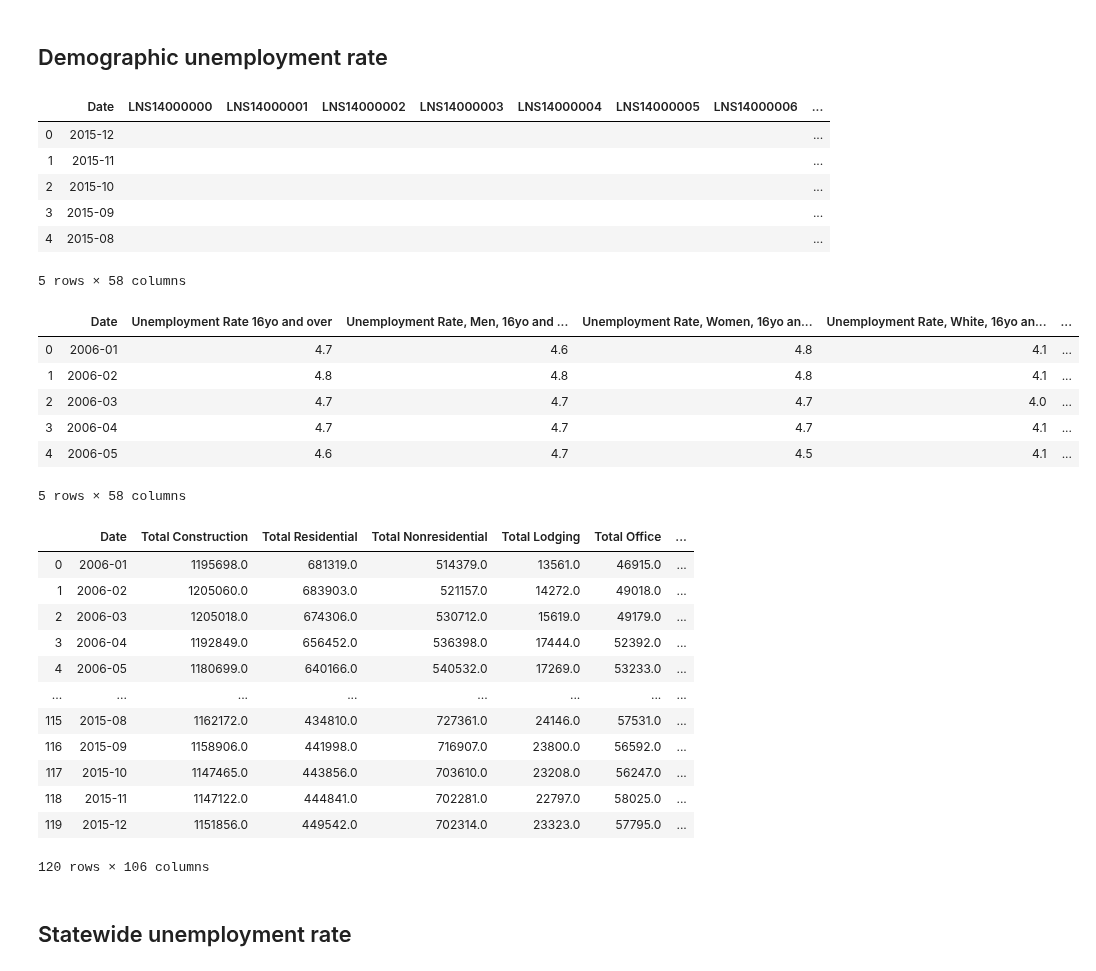
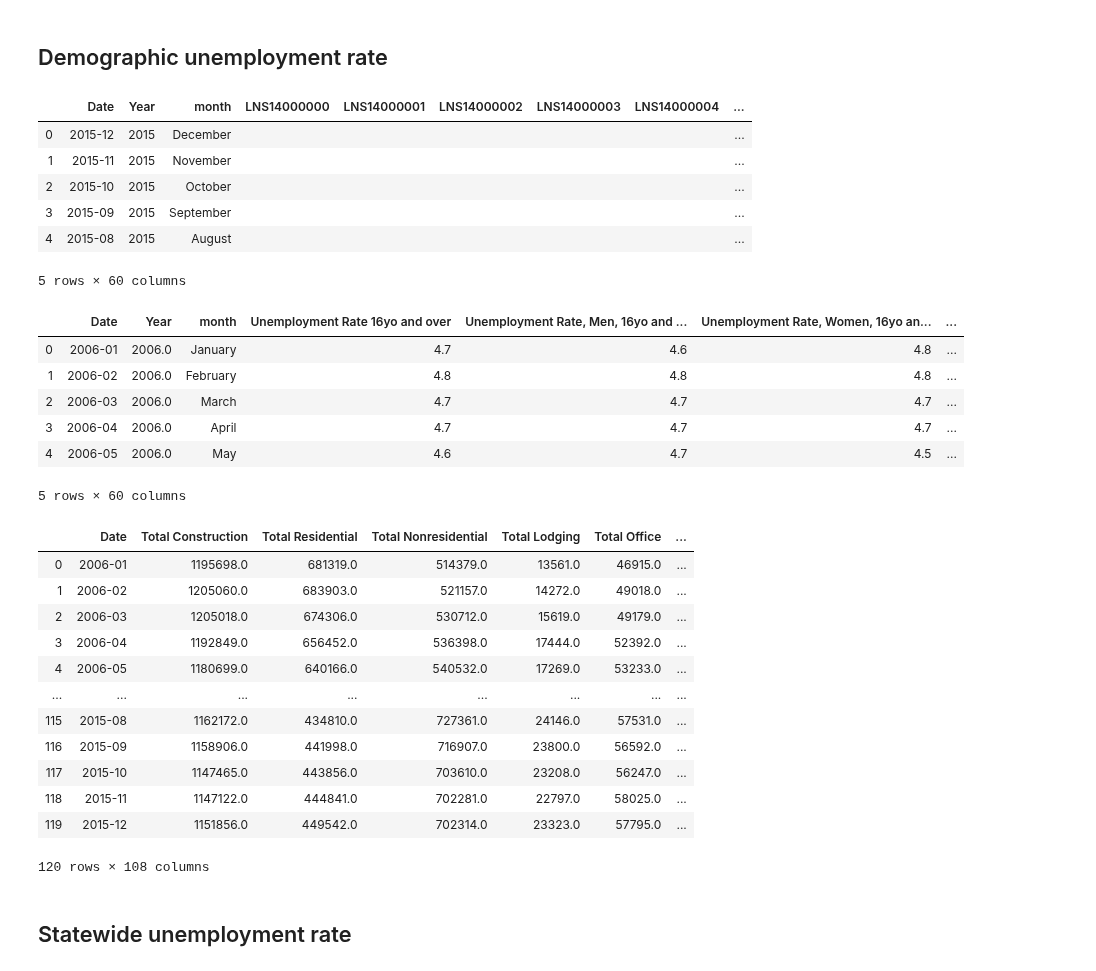
Before and after one commit to jasmine73317/Project-1_Unemployment_data, a Jupyter notebook: cleaning_data.ipynb, the cells around one changed output. Drawn from its saved outputs; the diff is of its cells as text; code cells hidden in the pictures.

```diff
--- a/cleaning_data.ipynb
+++ b/cleaning_data.ipynb
@@ -159,14 +159,18 @@ p = requests.post(url, data=parameters, headers=headers)
 
 json_data6 = json.loads(p.text)
 # %%
+Year = []
+month = []
 date = []
 
 for data_point in np.arange(len(json_data5["Results"]["series"][0]["data"])):
+        Year.append(f"{json_data5['Results']['series'][0]['data'][data_point]['year']}")
+        month.append(f"{json_data5['Results']['series'][0]['data'][data_point]['periodName']}")
         date.append(f"{json_data5['Results']['series'][0]['data'][data_point]['year']}-{json_data5['Results']['series'][0]['data'][data_point]['period'][1:]}")
 # %%
 # Create DataFrame
 
-unemployment_df = pd.DataFrame({"Date": date,
+unemployment_df = pd.DataFrame({"Date": date, "Year": Year, "month": month,
                                 "LNS14000000": "", "LNS14000001": "", "LNS14000002": "",
                                 "LNS14000003": "", "LNS14000004": "", "LNS14000005": "",
                                 "LNS14000006": "", "LNS14000007": "", "LNS14000008": "",
@@ -189,13 +193,13 @@ unemployment_df = pd.DataFrame({"Date": date,
 
 unemployment_df.head()
 # %% [output]
-|  | Date | LNS14000000 | LNS14000001 | LNS14000002 | LNS14000003 | LNS14000004 | LNS14000005 | LNS14000006 | ... |
-| 0 | 2015-12 |  |  |  |  |  |  |  | ... |
-| 1 | 2015-11 |  |  |  |  |  |  |  | ... |
-| 2 | 2015-10 |  |  |  |  |  |  |  | ... |
-| 3 | 2015-09 |  |  |  |  |  |  |  | ... |
-| 4 | 2015-08 |  |  |  |  |  |  |  | ... |
+|  | Date | Year | month | LNS14000000 | LNS14000001 | LNS14000002 | LNS14000003 | LNS14000004 | ... |
+| 0 | 2015-12 | 2015 | December |  |  |  |  |  | ... |
+| 1 | 2015-11 | 2015 | November |  |  |  |  |  | ... |
+| 2 | 2015-10 | 2015 | October |  |  |  |  |  | ... |
+| 3 | 2015-09 | 2015 | September |  |  |  |  |  | ... |
+| 4 | 2015-08 | 2015 | August |  |  |  |  |  | ... |
-5 rows × 58 columns
+5 rows × 60 columns
 # %%
 # Fills values
 
@@ -209,7 +213,7 @@ for series in np.arange(len(json_data6["Results"]["series"])):
 # %%
 # Sets data to float
 
-for column in unemployment_df.columns[1:]:
+for column in unemployment_df.columns[3:]:
     unemployment_df[f"{column}"] = unemployment_df[f"{column}"].astype(float)
 
 # Rename column labels
@@ -253,40 +257,40 @@ unemployment_df = unemployment_df.rename(columns={"LNS14000000": "Unemployment R
                                                   "LNS14000037": "Unemployment Rate, Men, 20-24yo",
                                                   "LNS14000038": "Unemployment Rate, Women, 20-24yo",
                                                   "LNS14000089": "Unemployment Rate, 25-34yo",
                                                   "LNS14000164": "Unemployment Rate, Men, 25-34yo",
                                                   "LNS14000327": "Unemployment Rate, Women, 25-34yo",
                                                   "LNS14000091": "Unemployment Rate, 35-44yo",
                                                   "LNS14000173": "Unemployment Rate, Men, 35-44yo",
                                                   "LNS14000334": "Unemployment Rate, Women, 35-44yo",
                                                   "LNS14000093": "Unemployment Rate, 45-54yo",
                                                   "LNS14000182": "Unemployment Rate, Men, 45-54yo",
                                                   "LNS14000341": "Unemployment Rate, Women, 45-54yo",
                                                   "LNS14024230": "Unemployment Rate, 55yo and over",
                                                   "LNS14024231": "Unemployment Rate, Men, 55yo and over",
                                                   "LNS14024232": "Unemployment Rate, Women, 55yo and over",
                                                   "LNS14000048": "Unemployment Rate, 25yo and over",
                                                   "LNS14000049": "Unemployment Rate, Men, 25yo and over",
                                                   "LNS14000050": "Unemployment Rate, Women, 25yo and over",
                                                   "LNS14027659": "Unemployment Rate, Less than High School diploma, 25yo and over",
                                                   "LNS14027660": "Unemployment Rate, High school-no college, 25yo and over",
                                                   "LNS14027689": "Unemployment Rate, Some college, 25yo and over",
                                                   "LNS14027662": "Unemployment Rate, Bachelor's degree or higher, 25yo and over"})
 
 # Sort data ascending
 
 unemployment_df.sort_values(by="Date", ascending=True, inplace=True)
 
 unemployment_df.reset_index(drop=True, inplace=True)
 
 unemployment_df.head()
 # %% [output]
-|  | Date | Unemployment Rate 16yo and over | Unemployment Rate, Men, 16yo and ... | Unemployment Rate, Women, 16yo an... | Unemployment Rate, White, 16yo an... | ... |
-| 0 | 2006-01 | 4.7 | 4.6 | 4.8 | 4.1 | ... |
-| 1 | 2006-02 | 4.8 | 4.8 | 4.8 | 4.1 | ... |
-| 2 | 2006-03 | 4.7 | 4.7 | 4.7 | 4.0 | ... |
-| 3 | 2006-04 | 4.7 | 4.7 | 4.7 | 4.1 | ... |
-| 4 | 2006-05 | 4.6 | 4.7 | 4.5 | 4.1 | ... |
+|  | Date | Year | month | Unemployment Rate 16yo and over | Unemployment Rate, Men, 16yo and ... | Unemployment Rate, Women, 16yo an... | ... |
+| 0 | 2006-01 | 2006.0 | January | 4.7 | 4.6 | 4.8 | ... |
+| 1 | 2006-02 | 2006.0 | February | 4.8 | 4.8 | 4.8 | ... |
+| 2 | 2006-03 | 2006.0 | March | 4.7 | 4.7 | 4.7 | ... |
+| 3 | 2006-04 | 2006.0 | April | 4.7 | 4.7 | 4.7 | ... |
+| 4 | 2006-05 | 2006.0 | May | 4.6 | 4.7 | 4.5 | ... |
-5 rows × 58 columns
+5 rows × 60 columns
 # %%
 # Merge construction (housing indicator) and unemployment rate (by demographic)
 
@@ -306,7 +310,7 @@ construction_unemployment_rate_df
 | 117 | 2015-10 | 1147465.0 | 443856.0 | 703610.0 | 23208.0 | 56247.0 | ... |
 | 118 | 2015-11 | 1147122.0 | 444841.0 | 702281.0 | 22797.0 | 58025.0 | ... |
 | 119 | 2015-12 | 1151856.0 | 449542.0 | 702314.0 | 23323.0 | 57795.0 | ... |
-120 rows × 106 columns
+120 rows × 108 columns
 # %% [markdown]
 ## Statewide unemployment rate
 # %%
```
Also changed, not shown: parts of 8 cells of this notebook, 6 other files.
